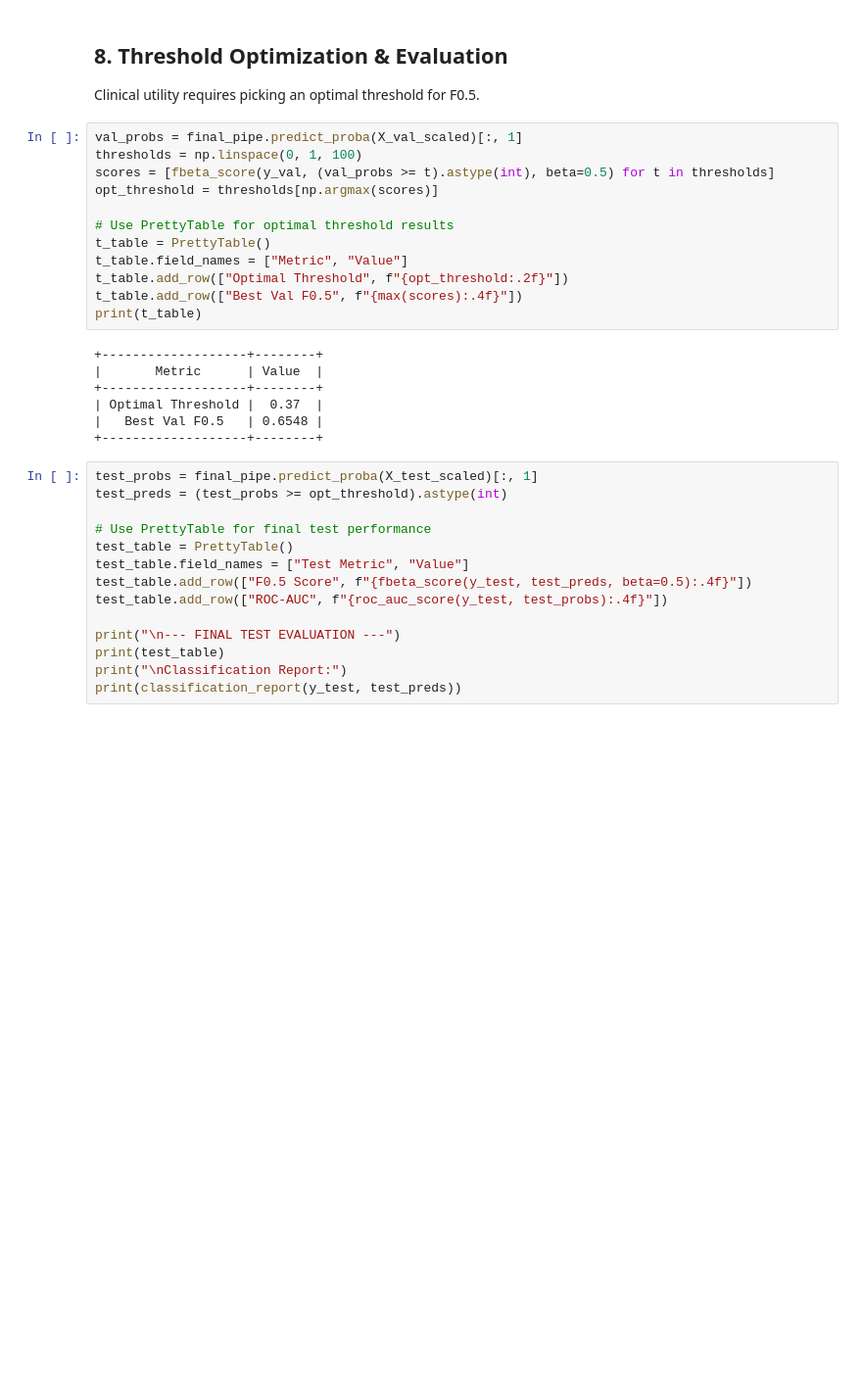
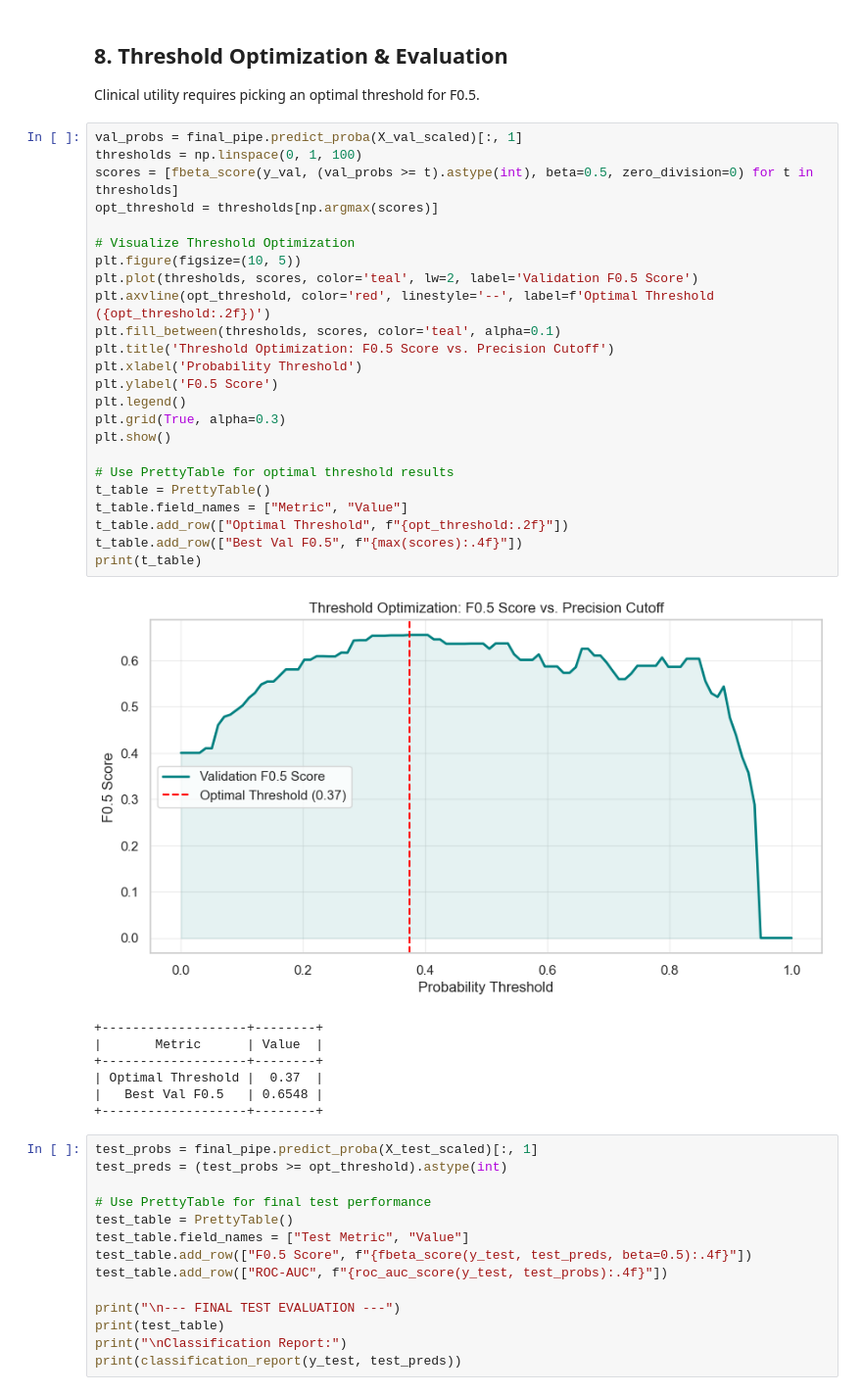
Before and after one commit to Rjt5412/diabetes-progression, a Jupyter notebook: notebooks/02_preprocessing_and_modeling.ipynb, the cells around one changed output. Shown at 98% size. Cells and saved outputs as stored; diff of their text form; blank space fills up the shorter version.

Commit message:
Add threshold optimization plots and validation updates

```diff
--- a/notebooks/02_preprocessing_and_modeling.ipynb
+++ b/notebooks/02_preprocessing_and_modeling.ipynb
@@ -279,16 +279,29 @@ Clinical utility requires picking an optimal threshold for F0.5.
 # %%
 val_probs = final_pipe.predict_proba(X_val_scaled)[:, 1]
 thresholds = np.linspace(0, 1, 100)
-scores = [fbeta_score(y_val, (val_probs >= t).astype(int), beta=0.5) for t in thresholds]
+scores = [fbeta_score(y_val, (val_probs >= t).astype(int), beta=0.5, zero_division=0) for t in thresholds]
 opt_threshold = thresholds[np.argmax(scores)]
+
+# Visualize Threshold Optimization
+plt.figure(figsize=(10, 5))
+plt.plot(thresholds, scores, color='teal', lw=2, label='Validation F0.5 Score')
+plt.axvline(opt_threshold, color='red', linestyle='--', label=f'Optimal Threshold ({opt_threshold:.2f})')
+plt.fill_between(thresholds, scores, color='teal', alpha=0.1)
+plt.title('Threshold Optimization: F0.5 Score vs. Precision Cutoff')
+plt.xlabel('Probability Threshold')
+plt.ylabel('F0.5 Score')
+plt.legend()
+plt.grid(True, alpha=0.3)
+plt.show()
 
 # Use PrettyTable for optimal threshold results
 t_table = PrettyTable()
 t_table.field_names = ["Metric", "Value"]
 t_table.add_row(["Optimal Threshold", f"{opt_threshold:.2f}"])
 t_table.add_row(["Best Val F0.5", f"{max(scores):.4f}"])
 print(t_table)
 # %% [output]
+[figure, added]
 +-------------------+--------+
 |       Metric      | Value  |
 +-------------------+--------+
```
Also changed, not shown: parts of 1 cell of this notebook, 5 other files.
